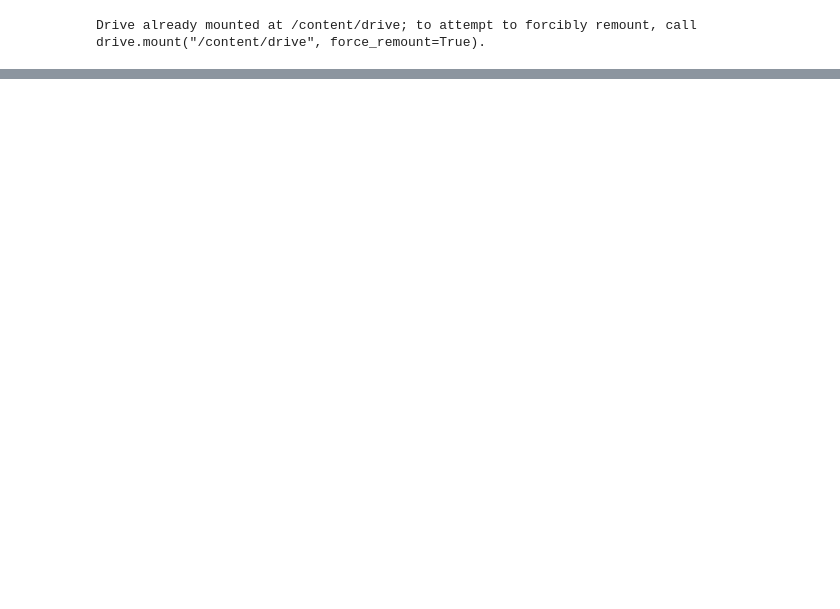
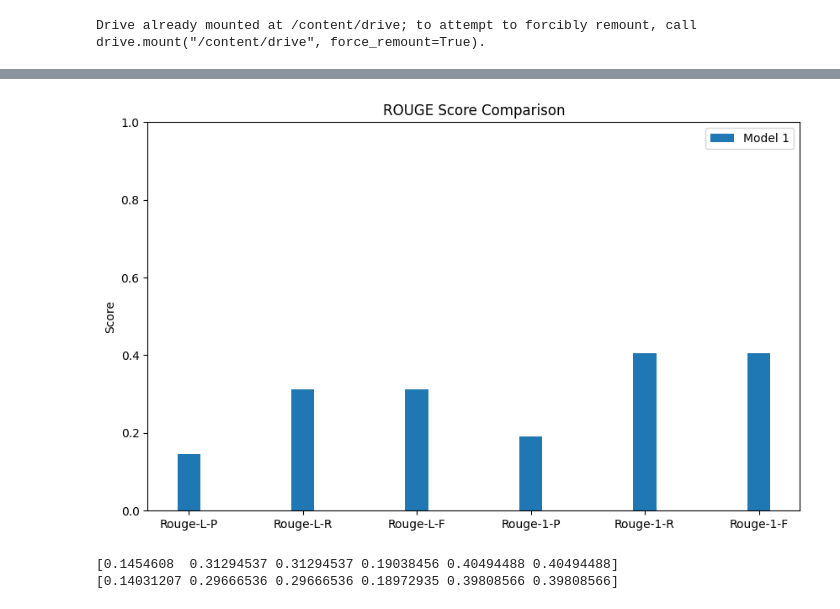
Before and after one commit to Elbergg/llm-projekt, a Jupyter notebook: projekt.ipynb, the cells around one changed output, grey strips where cells are left out. Cells and saved outputs as stored; diff of their text form; code cells hidden in the pictures; blank space fills up the shorter version.

```diff
--- a/projekt.ipynb
+++ b/projekt.ipynb
@@ -559,3 +522,9 @@ from google.colab import drive
 drive.mount('/content/drive')
 # %% [output]
 Drive already mounted at /content/drive; to attempt to forcibly remount, call drive.mount("/content/drive", force_remount=True).
+# %%
+from peft import PeftModel
+model_path = './drive/MyDrive/models/ft'
+ft_model = PeftModel.from_pretrained(model3, model_path)
+# %%
+data_ft = evaluate_model(ft_model, test_loader, 'cuda', bert=False, tokenizer = tokenizer3, prompt = "[USER] Summarize this text: [TEXT]", promptsuff = "[AGENT]")
@@ -561,0 +591,8 @@ Drive already mounted at /content/drive; to attempt to forcibly remount, call dr
+# %%
+plot_data([data_zero_shot])
+print(data_zero_shot)
+print(data_ft)
+# %% [output]
+[figure, added]
+[0.1454608  0.31294537 0.31294537 0.19038456 0.40494488 0.40494488]
+[0.14031207 0.29666536 0.29666536 0.18972935 0.39808566 0.39808566]
```
Also changed, not shown: parts of 25 cells of this notebook.
